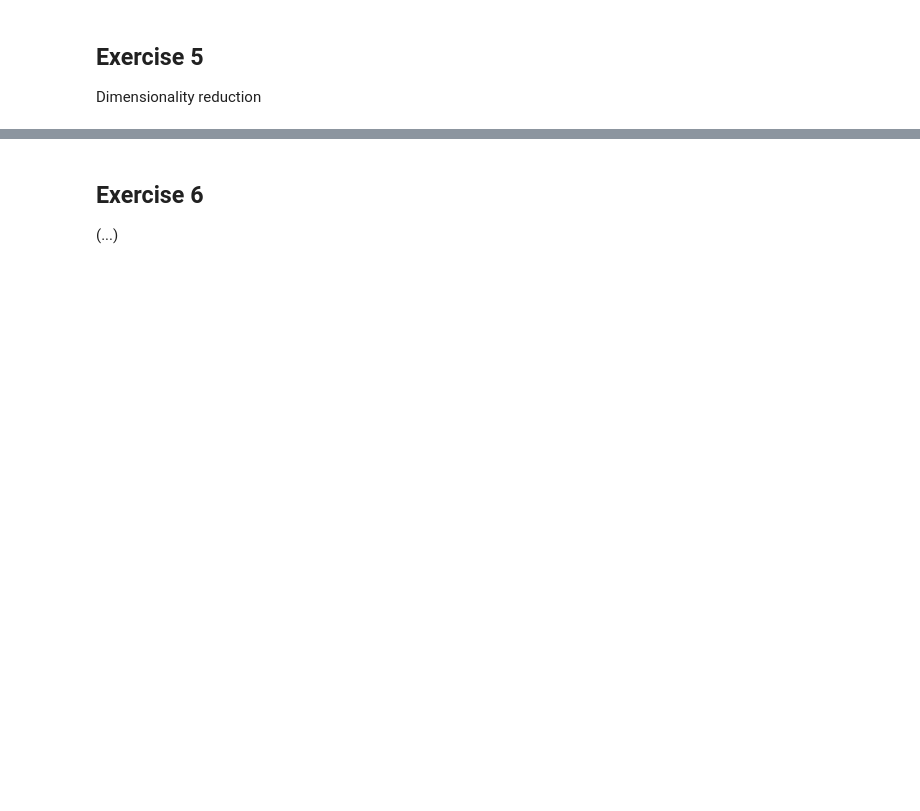
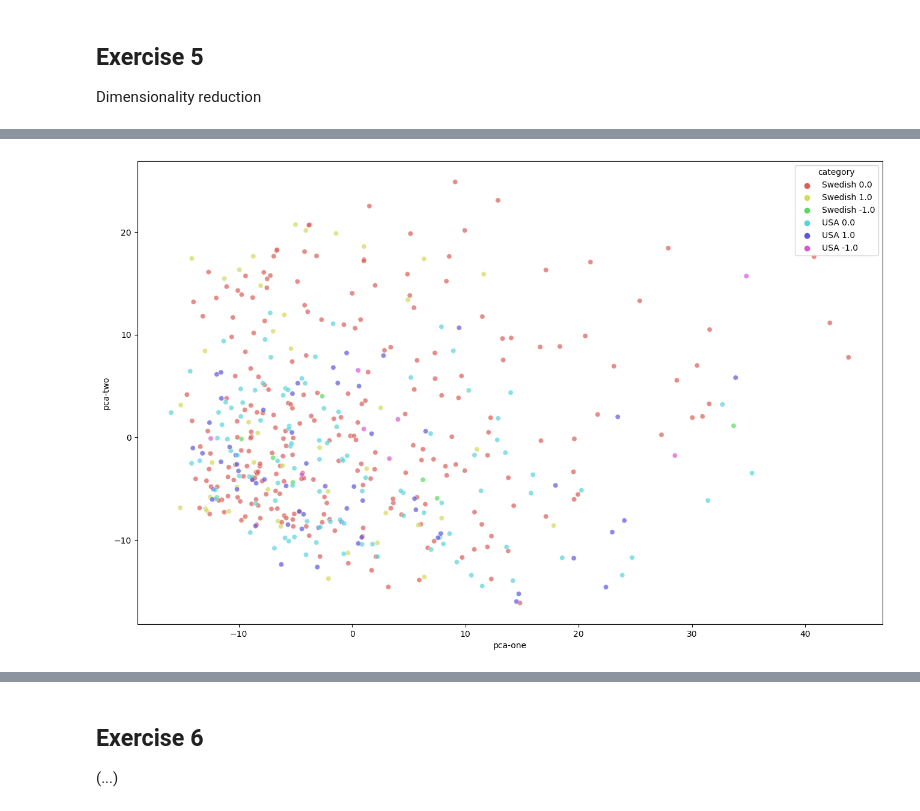
Before and after one commit to cassolseba/data-visualization-lab, a Jupyter notebook: past_exams/2022.02.14_dvl/2022.02.14_try/2022.02.14_try.ipynb, the cells around one changed output, grey strips where cells are left out. Saved outputs shown, nothing was run; the diff lists cells and outputs as text; code cells hidden in the pictures; blank space fills up the shorter version.

```diff
--- a/past_exams/2022.02.14_dvl/2022.02.14_try/2022.02.14_try.ipynb
+++ b/past_exams/2022.02.14_dvl/2022.02.14_try/2022.02.14_try.ipynb
@@ -140,0 +390,5 @@ transposed_setlur
+# %%
+# convert '6144' column to string
+transposed_setlur[6144] = transposed_setlur[6144].astype(str)
+
+transposed_setlur[6144]
@@ -140,0 +412,6 @@ transposed_setlur
+# %%
+# prepare color hue
+
+transposed_setlur['category'] = transposed_setlur['index'] + ' ' + transposed_setlur[6144]
+
+transposed_setlur.head()
@@ -140,0 +430,6 @@ transposed_setlur
+# %%
+# prepare fit data
+
+fit_data = transposed_setlur.iloc[:, 1:-2]
+
+fit_data
@@ -141,14 +450,11 @@ transposed_setlur
 # %%
 from sklearn.decomposition import PCA
-from sklearn.manifold import TSNE
 
-# apply pca to setlur with 3 components
-pca = PCA(n_components=3)
+# apply pca to setlur with 2 components
+pca = PCA(n_components=2)
 
-transposed_setlur = transposed_setlur.iloc[1:, :]
 
-pca_result = pca.fit_transform(transposed_setlur)
+pca_result = pca.fit_transform(fit_data)
 
 transposed_setlur['pca-one'] = pca_result[:, 0]
 transposed_setlur['pca-two'] = pca_result[:, 1]
-transposed_setlur['pca-three'] = pca_result[:, 2]
@@ -155,13 +485,17 @@ transposed_setlur['pca-three'] = pca_result[:, 2]
 # %%
+# view PCA
+
 plt.figure(figsize=(16, 10))
 
 sns.scatterplot(
     x="pca-one", y="pca-two",
-    hue="y",
-    palette=sns.color_palette("hls", 10),
-    data=setlur,
+    hue='category',
+    palette=sns.color_palette("hls", 6),
+    data=transposed_setlur,
     legend="full",
-    alpha=0.3
+    alpha=0.7
 )
 
 plt.show()
+# %% [output]
+[figure, added]
```
Also changed, not shown: parts of 19 cells of this notebook.
